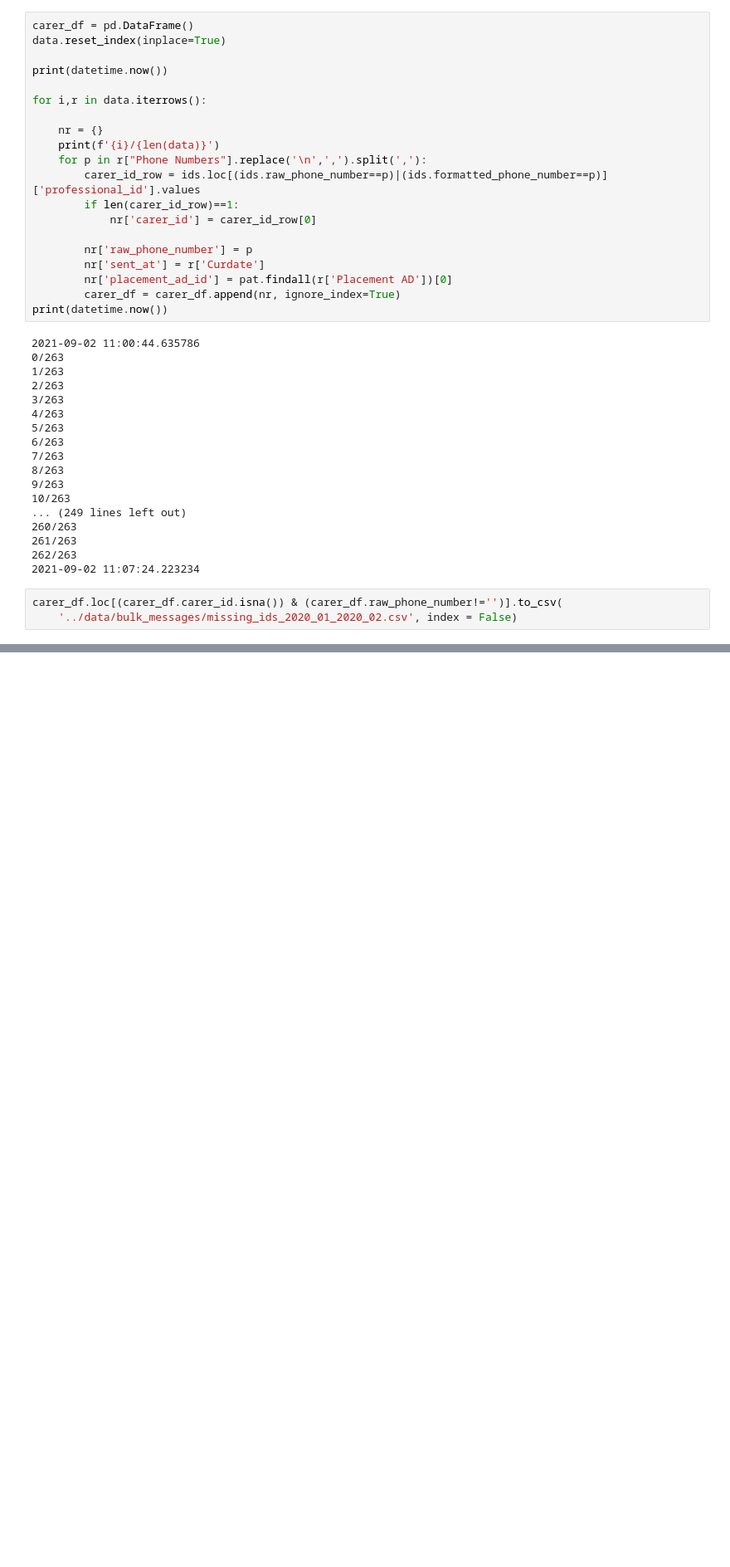
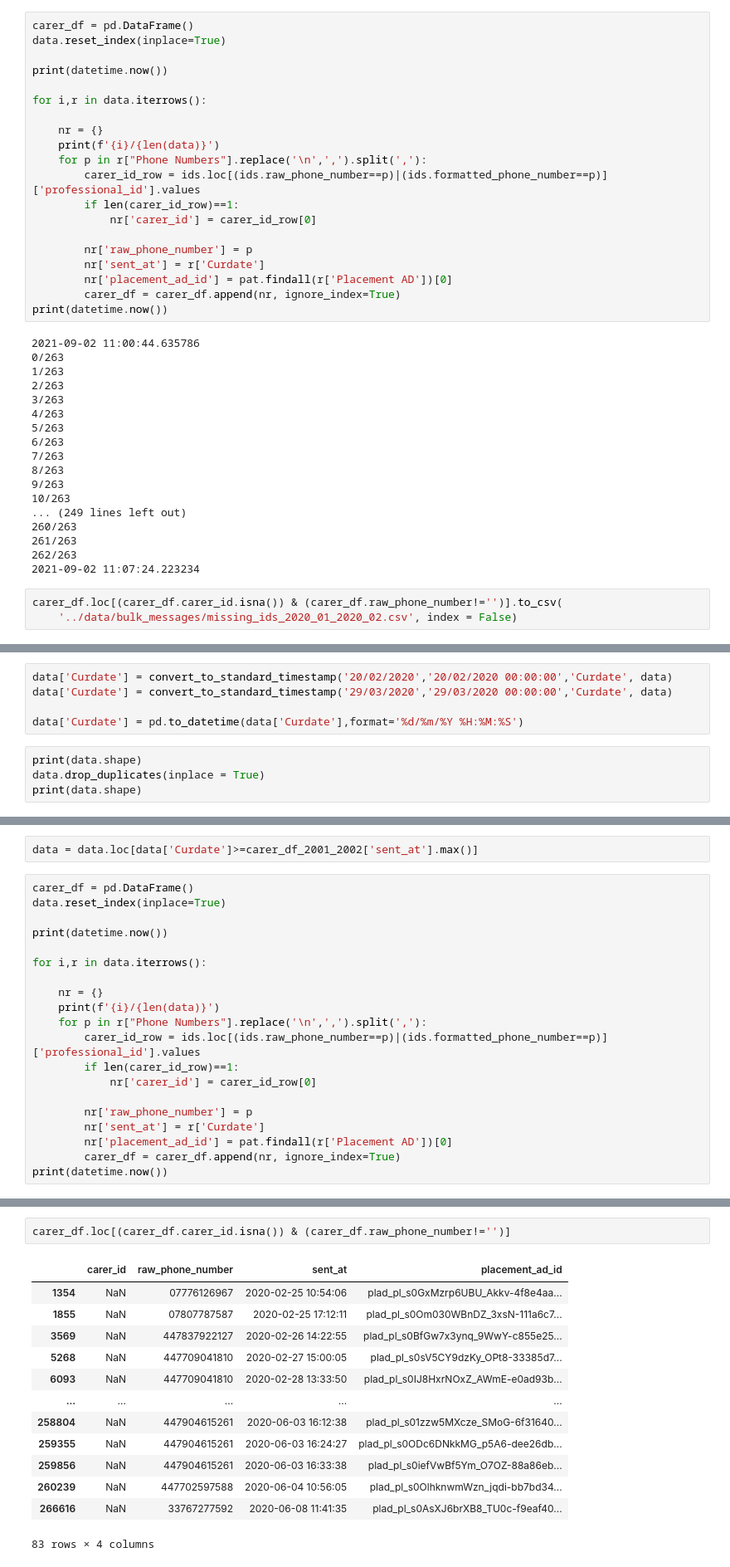
Before and after one commit to bonaventura-elder/carer_targeting, a Jupyter notebook: src/exploratory.ipynb, the cells around one changed output, grey strips where cells are left out. Shown: that part at 83% size. Drawn from its saved outputs; the diff is of its cells as text; blank space fills up the shorter version.

```diff
--- a/src/exploratory.ipynb
+++ b/src/exploratory.ipynb
@@ -216,0 +247,9 @@ carer_df_2001_2002.to_csv('../data/bulk_messages/carer_df_2001_2002.csv', index
+# %%
+data['Curdate'] = convert_to_standard_timestamp('20/02/2020','20/02/2020 00:00:00','Curdate', data)
+data['Curdate'] = convert_to_standard_timestamp('29/03/2020','29/03/2020 00:00:00','Curdate', data)
+
+data['Curdate'] = pd.to_datetime(data['Curdate'],format='%d/%m/%Y %H:%M:%S')
+# %%
+print(data.shape)
+data.drop_duplicates(inplace = True)
+print(data.shape)
@@ -216,0 +259,22 @@ carer_df_2001_2002.to_csv('../data/bulk_messages/carer_df_2001_2002.csv', index
+# %%
+data = data.loc[data['Curdate']>=carer_df_2001_2002['sent_at'].max()]
+# %%
+carer_df = pd.DataFrame()
+data.reset_index(inplace=True)
+
+print(datetime.now())
+
+for i,r in data.iterrows():
+
+    nr = {}
+    print(f'{i}/{len(data)}')
+    for p in r["Phone Numbers"].replace('\n',',').split(','):
+        carer_id_row = ids.loc[(ids.raw_phone_number==p)|(ids.formatted_phone_number==p)]['professional_id'].values
+        if len(carer_id_row)==1:
+            nr['carer_id'] = carer_id_row[0]
+
+        nr['raw_phone_number'] = p
+        nr['sent_at'] = r['Curdate']
+        nr['placement_ad_id'] = pat.findall(r['Placement AD'])[0]
+        carer_df = carer_df.append(nr, ignore_index=True)
+print(datetime.now())
@@ -216,0 +299,16 @@ carer_df_2001_2002.to_csv('../data/bulk_messages/carer_df_2001_2002.csv', index
+# %%
+carer_df.loc[(carer_df.carer_id.isna()) & (carer_df.raw_phone_number!='')]
+# %% [output]
+|  | carer_id | raw_phone_number | sent_at | placement_ad_id |
+| 1354 | NaN | 07776126967 | 2020-02-25 10:54:06 | plad_pl_s0GxMzrp6UBU_Akkv-4f8e4aa... |
+| 1855 | NaN | 07807787587 | 2020-02-25 17:12:11 | plad_pl_s0Om030WBnDZ_3xsN-111a6c7... |
+| 3569 | NaN | 447837922127 | 2020-02-26 14:22:55 | plad_pl_s0BfGw7x3ynq_9WwY-c855e25... |
+| 5268 | NaN | 447709041810 | 2020-02-27 15:00:05 | plad_pl_s0sV5CY9dzKy_OPt8-33385d7... |
+| 6093 | NaN | 447709041810 | 2020-02-28 13:33:50 | plad_pl_s0IJ8HxrNOxZ_AWmE-e0ad93b... |
+| ... | ... | ... | ... | ... |
+| 258804 | NaN | 447904615261 | 2020-06-03 16:12:38 | plad_pl_s01zzw5MXcze_SMoG-6f31640... |
+| 259355 | NaN | 447904615261 | 2020-06-03 16:24:27 | plad_pl_s0ODc6DNkkMG_p5A6-dee26db... |
+| 259856 | NaN | 447904615261 | 2020-06-03 16:33:38 | plad_pl_s0iefVwBf5Ym_O7OZ-88a86eb... |
+| 260239 | NaN | 447702597588 | 2020-06-04 10:56:05 | plad_pl_s0OlhknwmWzn_jqdi-bb7bd34... |
+| 266616 | NaN | 33767277592 | 2020-06-08 11:41:35 | plad_pl_s0AsXJ6brXB8_TU0c-f9eaf40... |
+83 rows × 4 columns
```
Also changed, not shown: parts of 43 cells of this notebook, 23 other files.
